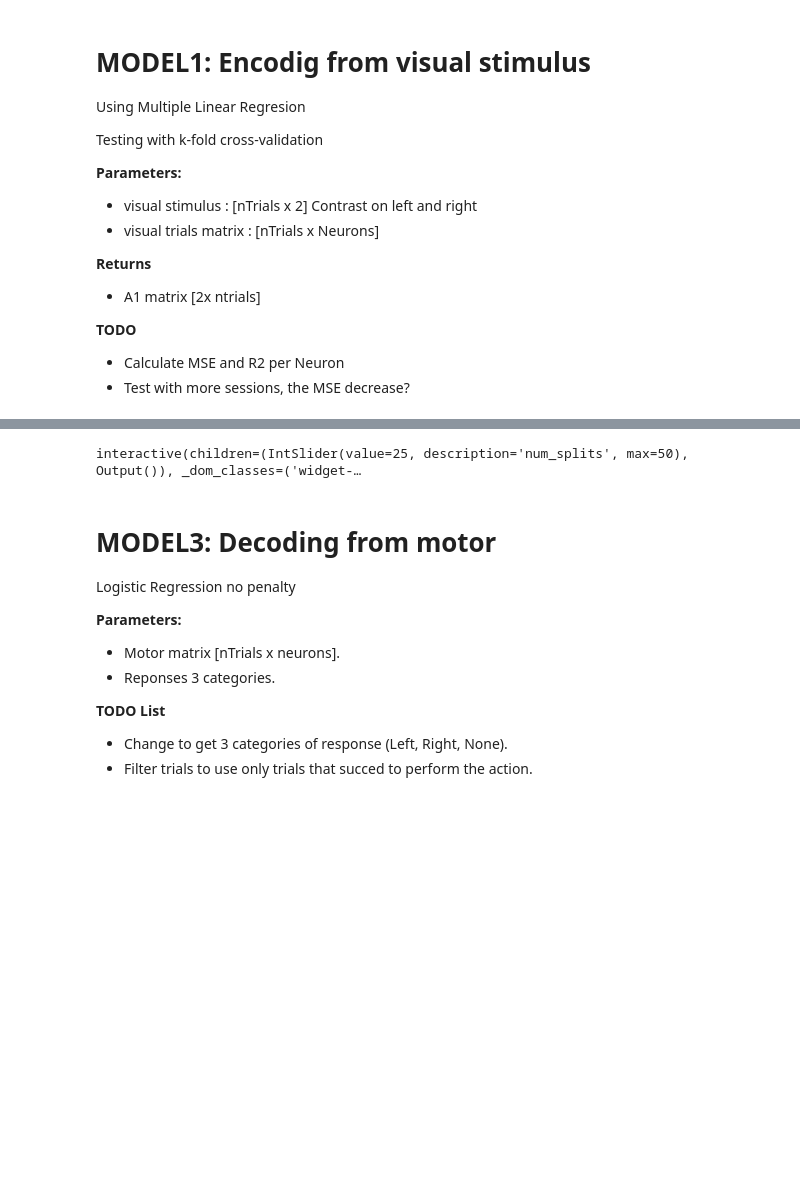
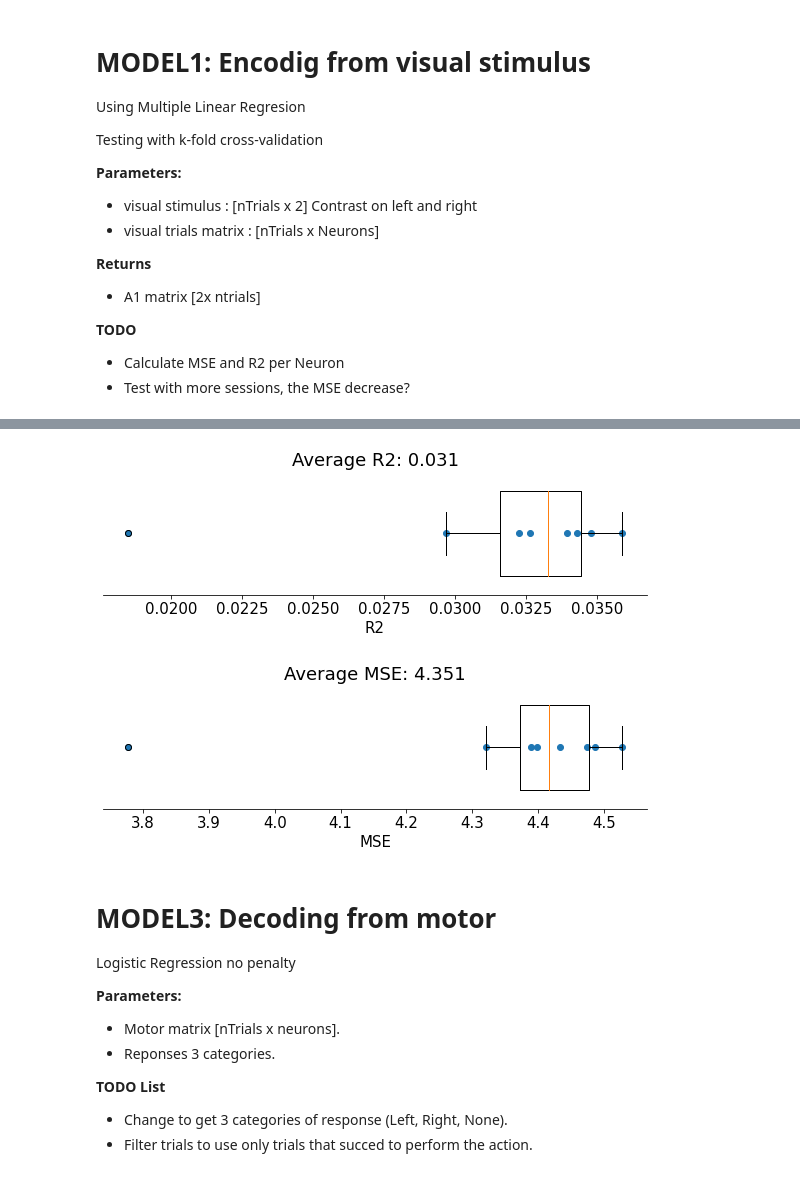
Before and after one commit to mgonzal1/nma_wombat_connectivy_project, a Jupyter notebook: connectivity.ipynb, the cells around one changed output, grey strips where cells are left out. Drawn from its saved outputs; the diff is of its cells as text; code cells hidden in the pictures; blank space fills up the shorter version.

```diff
--- a/connectivity.ipynb
+++ b/connectivity.ipynb
@@ -277,48 +299,59 @@ plt.scatter(n_mse.flatten(), n_r2_metrics.flatten())
 def cross_validation(stim_train, visual_train, n_splits):
   # Initialize the split method
   kfold_iterator = KFold(n_splits)
   mse_all =  []
   r2_all = []
 
   for i_split, (train_indices, val_indices) in enumerate(kfold_iterator.split(stim_train)):
 
       # Split up the overall training data into cross-validation training and validation sets
       stim_cv_train = stim_train[train_indices]
       visual_cv_train = visual_train[train_indices]
 
       #Let's ignore the test data in our model
       # stim_cv_val = stim_train[val_indices]
       # visual_cv_val = visual_train[val_indices]
 
       # MLR
       modelA1 = LinearRegression(fit_intercept=False).fit(stim, visual_dat)
       theta_hats = modelA1.coef_.T
 
       # Compute MSE
       visual_cv_train_hat =  stim_cv_train @ theta_hats
       mse_this_split = np.mean((visual_cv_train-visual_cv_train_hat)**2 )
       mse_all.append(mse_this_split)
 
       #Compute R2
       r2_this_split = sklearn.metrics.r2_score(visual_cv_train,visual_cv_train_hat)
       r2_all.append(r2_this_split)
 
   return mse_all, r2_all
+
+num_splits =8
+mse_all, r2_all = cross_validation(stim, visual_dat, num_splits)
+f, ax = plt.subplots(figsize=(8, 3))
+ax.boxplot(r2_all, vert=False, widths=.7)
+ax.scatter(r2_all, np.ones(num_splits))
+ax.set(
+  xlabel="R2",
+  yticks=[],
+  title=f"Average R2: {np.mean(r2_all):.3f}"
+)
+ax.spines["left"].set_visible(False)
+
+
+f, ax = plt.subplots(figsize=(8, 3))
+ax.boxplot(mse_all, vert=False, widths=.7)
+ax.scatter(mse_all, np.ones(num_splits))
+ax.set(
+  xlabel="MSE",
+  yticks=[],
+  title=f"Average MSE: {np.mean(mse_all):.3f}"
+)
+ax.spines["left"].set_visible(False)
+# %% [output]
+[figure, added]
+[figure, added]
-# %%
-@widgets.interact
-def interactive_cross_val(num_splits=(0,50)):
-  mse_all, r2_all = cross_validation(stim, visual_dat, num_splits)
-  f, ax = plt.subplots(figsize=(8, 3))
-  ax.boxplot(r2_all, vert=False, widths=.7)
-  ax.scatter(r2_all, np.ones(num_splits))
-  ax.set(
-  xlabel="Accuracy",
-  yticks=[],
-  title=f"Average R2: {np.mean(r2_all):.2%}"
-  )
-  ax.spines["left"].set_visible(False)
-# %% [output]
-interactive(children=(IntSlider(value=25, description='num_splits', max=50), Output()), _dom_classes=('widget-…
 # %% [markdown]
 # MODEL3:  Decoding from motor
 Logistic Regression no penalty
```
Also changed, not shown: parts of 8 cells of this notebook.
